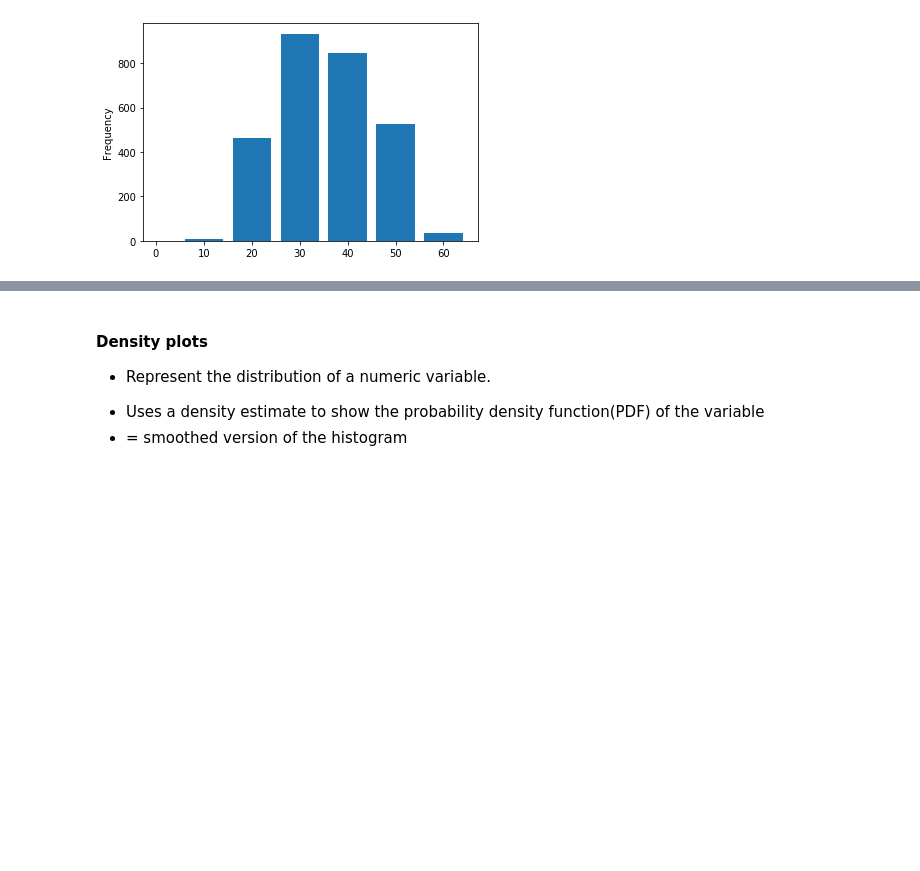
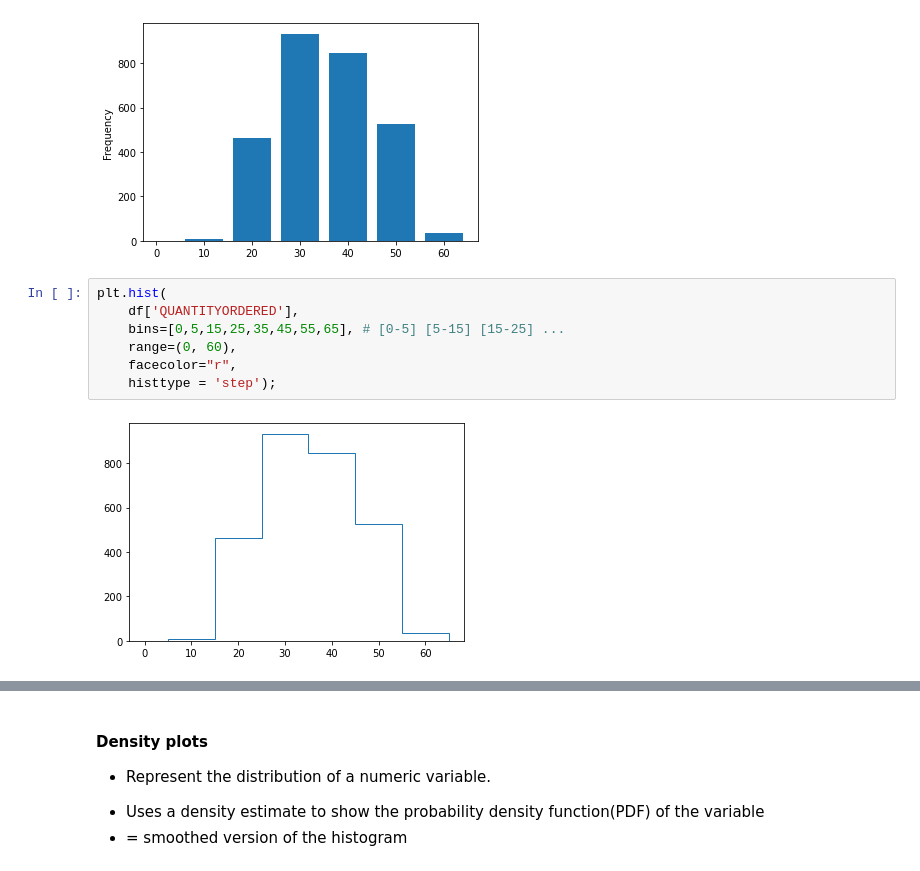
Before and after one commit to dangkhoadl/my-Machine-Learning, a Jupyter notebook: Statistics_ML/MachineLearning/1B_Visualization_Data.ipynb, the cells around one changed output, grey strips where cells are left out. Drawn from its saved outputs; the diff is of its cells as text; blank space fills up the shorter version.

```diff
--- a/Statistics_ML/MachineLearning/1B_Visualization_Data.ipynb
+++ b/Statistics_ML/MachineLearning/1B_Visualization_Data.ipynb
@@ -20,3 +29,12 @@ df['QUANTITYORDERED'].plot(
 plt.show()
 # %% [output]
 [figure]
+# %%
+plt.hist(
+    df['QUANTITYORDERED'],
+    bins=[0,5,15,25,35,45,55,65], # [0-5] [5-15] [15-25] ...
+    range=(0, 60),
+    facecolor="r",
+    histtype = 'step');
+# %% [output]
+[figure, added]
```
Also changed, not shown: parts of 20 cells of this notebook, 3 other files.
